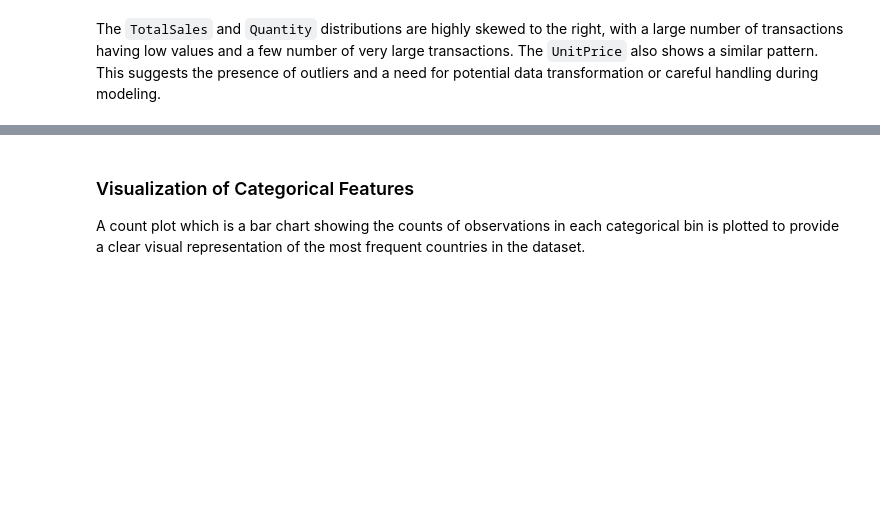
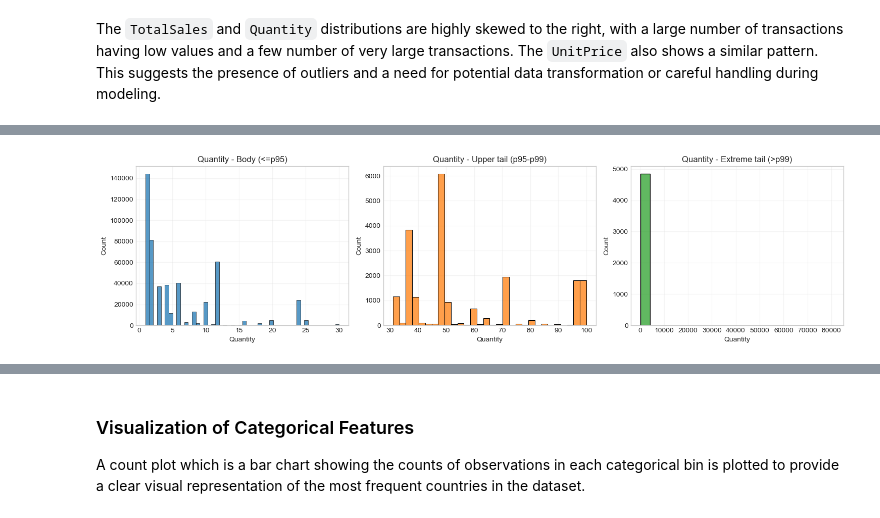
Before and after one commit to Arpmee027/Future_Sales_Prediction_and_EDA, a Jupyter notebook: Exploratory_Data_Analysis.ipynb, the cells around one changed output, grey strips where cells are left out. Drawn from its saved outputs; the diff is of its cells as text; code cells hidden in the pictures; blank space fills up the shorter version.

```diff
--- a/Exploratory_Data_Analysis.ipynb
+++ b/Exploratory_Data_Analysis.ipynb
@@ -143,3 +170,85 @@ Visualizing Numerical Features...
 [figure]
 # %% [markdown]
 The `TotalSales` and `Quantity` distributions are highly skewed to the right, with a large number of transactions having low values and a few number of very large transactions. The `UnitPrice` also shows a similar pattern. This suggests the presence of outliers and a need for potential data transformation or careful handling during modeling.
+# %%
+import matplotlib.ticker as mtick
+
+def analyze_tails(df, cols, p1=0.95, p2=0.99, top_n=10):
+    tail_results = {}
+    for col in cols:
+        col_ser = df[col].dropna()
+        p95 = col_ser.quantile(p1)
+        p99 = col_ser.quantile(p2)
+
+        body_mask = col_ser <= p95
+        upper_tail_mask = (col_ser > p95) & (col_ser <= p99)
+        extreme_tail_mask = col_ser > p99
+
+        body = col_ser[body_mask]
+        upper_tail = col_ser[upper_tail_mask]
+        extreme_tail = col_ser[extreme_tail_mask]
+
+        # Summary stats
+        summary = {
+            'count_total': len(col_ser),
+            'count_body': len(body),
+            'count_upper_tail': len(upper_tail),
+            'count_extreme_tail': len(extreme_tail),
+            'p95': p95,
+            'p99': p99,
+            'body_sum_share_pct': 100 * body.sum() / (col_ser.sum() if col_ser.sum() != 0 else 1),
+            'upper_tail_sum_share_pct': 100 * upper_tail.sum() / (col_ser.sum() if col_ser.sum() != 0 else 1),
+            'extreme_tail_sum_share_pct': 100 * extreme_tail.sum() / (col_ser.sum() if col_ser.sum() != 0 else 1),
+            'body_describe': body.describe().to_dict(),
+            'upper_tail_describe': upper_tail.describe().to_dict(),
+            'extreme_tail_describe': extreme_tail.describe().to_dict()
+        }
+        tail_results[col] = summary
+
+        # Print concise summary
+        print(f"\n=== {col} tail analysis ===")
+        print(f"Total: {summary['count_total']:,} | Body (<=p95): {summary['count_body']:,} | "
+              f"Upper tail (p95-p99): {summary['count_upper_tail']:,} | Extreme tail (>p99): {summary['count_extreme_tail']:,}")
+        print(f"p95={p95:.4g}, p99={p99:.4g}")
+        print("Sum share (%) — body / upper / extreme: "
+              f"{summary['body_sum_share_pct']:.2f}% / {summary['upper_tail_sum_share_pct']:.2f}% / {summary['extreme_tail_sum_share_pct']:.2f}%")
+
+        # Plots: body vs tails (log x for visibility)
+        fig, axes = plt.subplots(1, 3, figsize=(15,4))
+        sns.histplot(body, bins=50, ax=axes[0], color='C0')
+        axes[0].set_title(f'{col} - Body (<=p95)')
+        axes[0].set_xlabel(col)
+
+        sns.histplot(upper_tail, bins=30, ax=axes[1], color='C1')
+        axes[1].set_title(f'{col} - Upper tail (p95-p99)')
+        axes[1].set_xlabel(col)
+
+        sns.histplot(extreme_tail, bins=20, ax=axes[2], color='C2')
+        axes[2].set_title(f'{col} - Extreme tail (>p99)')
+        axes[2].set_xlabel(col)
+
+        for ax in axes:
+            ax.grid(alpha=0.2)
+
+        plt.tight_layout()
+        plt.show()
+
+        # Log-scaled view for distributions (if positive)
+        if (col_ser > 0).all():
+            plt.figure(figsize=(6,3))
+            sns.histplot(np.log1p(col_ser), bins=60, kde=True, color='C3')
+            plt.title(f'Log1p distribution of {col} (all data)')
+            plt.xlabel('log1p(' + col + ')')
+            plt.show()
+
+        # show top rows for extreme tail with context columns if available
+        print(f"Top {top_n} records in extreme tail for {col}:")
+        context_cols = ['InvoiceNo','InvoiceDate','StockCode','Description','Country',col]
+        present_cols = [c for c in context_cols if c in df.columns]
+        display(df.loc[col_ser.index[extreme_tail_mask]].sort_values(by=col, ascending=False).head(top_n)[present_cols])
+
+    return tail_results
+
+# Run tail analysis
+tail_stats = analyze_tails(df, numerical_cols, p1=0.95, p2=0.99, top_n=10)
+# %% [output]
@@ -145,0 +259 @@ The `TotalSales` and `Quantity` distributions are highly skewed to the right, wi
+[figure, added]
```
Also changed, not shown: parts of 11 cells of this notebook, 5 other files.
